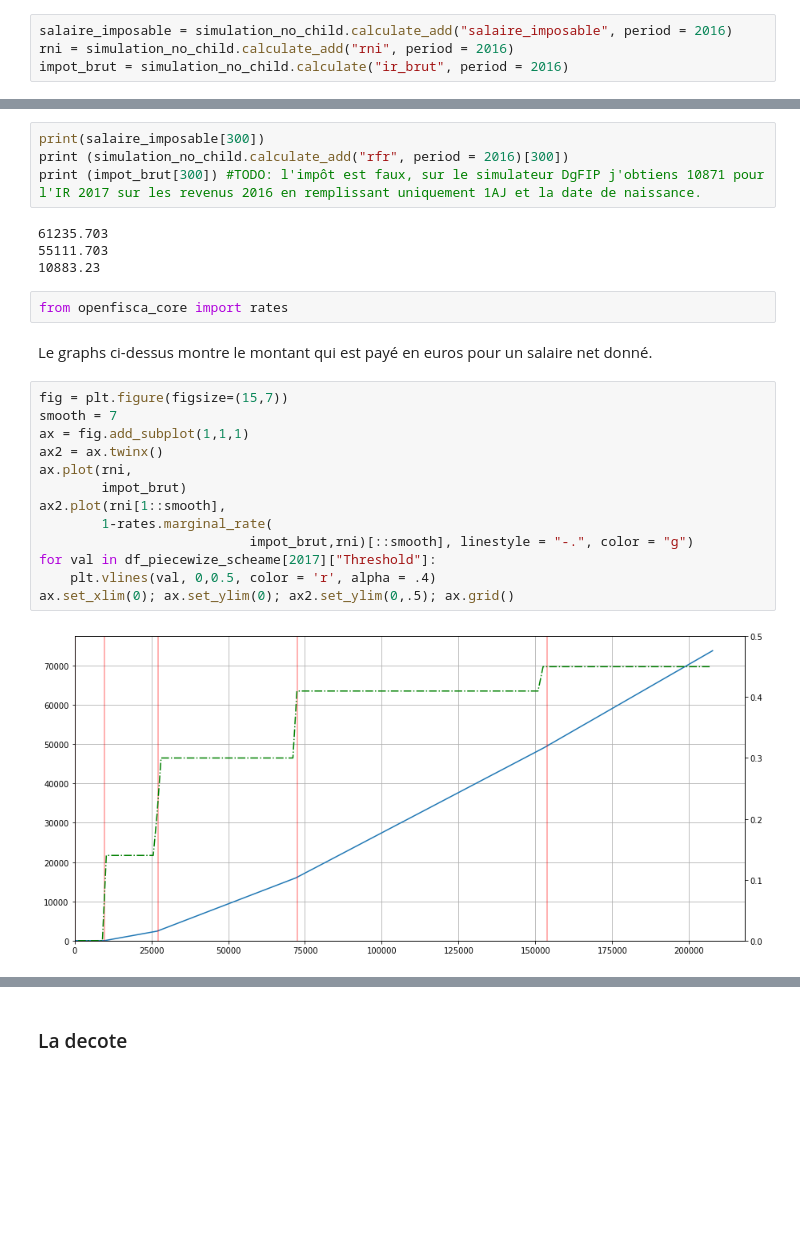
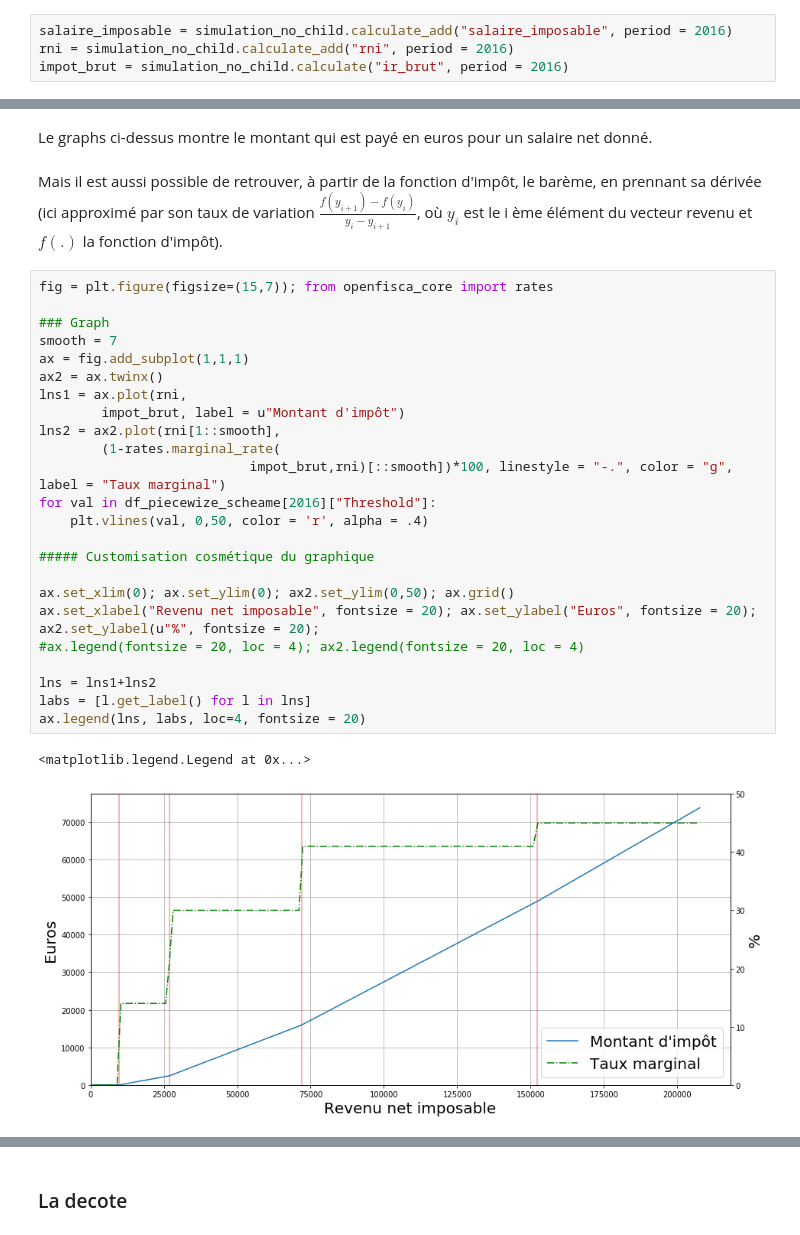
Before and after one commit to adrienpacifico/openfisca-france-notebook-story, a Jupyter notebook: notebooks/comment_fonctionne_l_Impot_sur_le_revenu_francais.ipynb, the cells around one changed output, grey strips where cells are left out. Saved outputs shown, nothing was run; the diff lists cells and outputs as text; blank space fills up the shorter version.

```diff
--- a/notebooks/comment_fonctionne_l_Impot_sur_le_revenu_francais.ipynb
+++ b/notebooks/comment_fonctionne_l_Impot_sur_le_revenu_francais.ipynb
@@ -337,27 +368,31 @@ plt.legend(); plt.xlabel("salaire net"); plt.ylabel("euros"); plt.xlim(0); plt.y
-# %%
-print(salaire_imposable[300])
-print (simulation_no_child.calculate_add("rfr", period = 2016)[300])
-print (impot_brut[300]) #TODO: l'impôt est faux, sur le simulateur DgFIP j'obtiens 10871 pour l'IR 2017 sur les revenus 2016 en remplissant uniquement 1AJ et la date de naissance.
-# %% [output]
-61235.703
-55111.703
-10883.23
-# %%
-from openfisca_core import rates
 # %% [markdown]
 Le graphs ci-dessus montre le montant qui est payé en euros pour un salaire net donné.
+# %% [markdown]
+Mais il est aussi possible de retrouver, à partir de la fonction d'impôt, le barème, en prennant sa dérivée (ici approximé par son taux de variation $\frac{f(y_{i+1})-f(y_i)}{y_i - y_{i+1}}$, où $y_i$ est le i ème élément du vecteur revenu et $f(.)$ la fonction d'impôt).
 # %%
-fig = plt.figure(figsize=(15,7))
+fig = plt.figure(figsize=(15,7)); from openfisca_core import rates
+
+### Graph
 smooth = 7
 ax = fig.add_subplot(1,1,1)
 ax2 = ax.twinx()
-ax.plot(rni,
-        impot_brut)
-ax2.plot(rni[1::smooth],
-        1-rates.marginal_rate(
-                           impot_brut,rni)[::smooth], linestyle = "-.", color = "g")
-for val in df_piecewize_scheame[2017]["Threshold"]:
-    plt.vlines(val, 0,0.5, color = 'r', alpha = .4)
-ax.set_xlim(0); ax.set_ylim(0); ax2.set_ylim(0,.5); ax.grid()
+lns1 = ax.plot(rni,
+        impot_brut, label = u"Montant d'impôt")
+lns2 = ax2.plot(rni[1::smooth],
+        (1-rates.marginal_rate(
+                           impot_brut,rni)[::smooth])*100, linestyle = "-.", color = "g", label = "Taux marginal")
+for val in df_piecewize_scheame[2016]["Threshold"]:
+    plt.vlines(val, 0,50, color = 'r', alpha = .4)
+
+##### Customisation cosmétique du graphique
+
+ax.set_xlim(0); ax.set_ylim(0); ax2.set_ylim(0,50); ax.grid()
+ax.set_xlabel("Revenu net imposable", fontsize = 20); ax.set_ylabel("Euros", fontsize = 20); ax2.set_ylabel(u"%", fontsize = 20);
+#ax.legend(fontsize = 20, loc = 4); ax2.legend(fontsize = 20, loc = 4)
+
+lns = lns1+lns2
+labs = [l.get_label() for l in lns]
+ax.legend(lns, labs, loc=4, fontsize = 20)
 # %% [output]
+<matplotlib.legend.Legend at 0x...>
-[figure, old version]
+[figure, new version]
```
Also changed, not shown: parts of 102 cells of this notebook.
